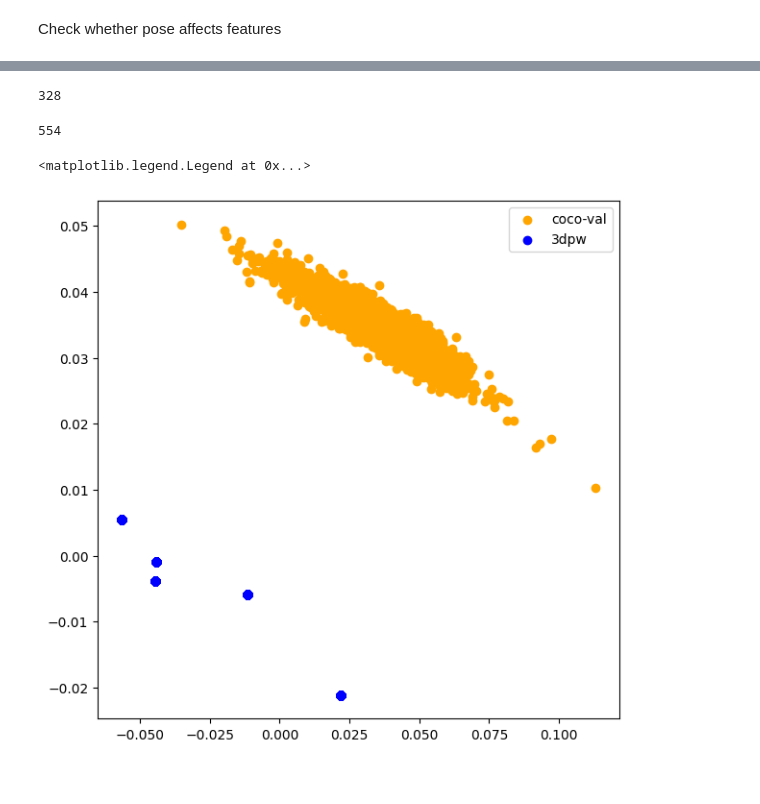
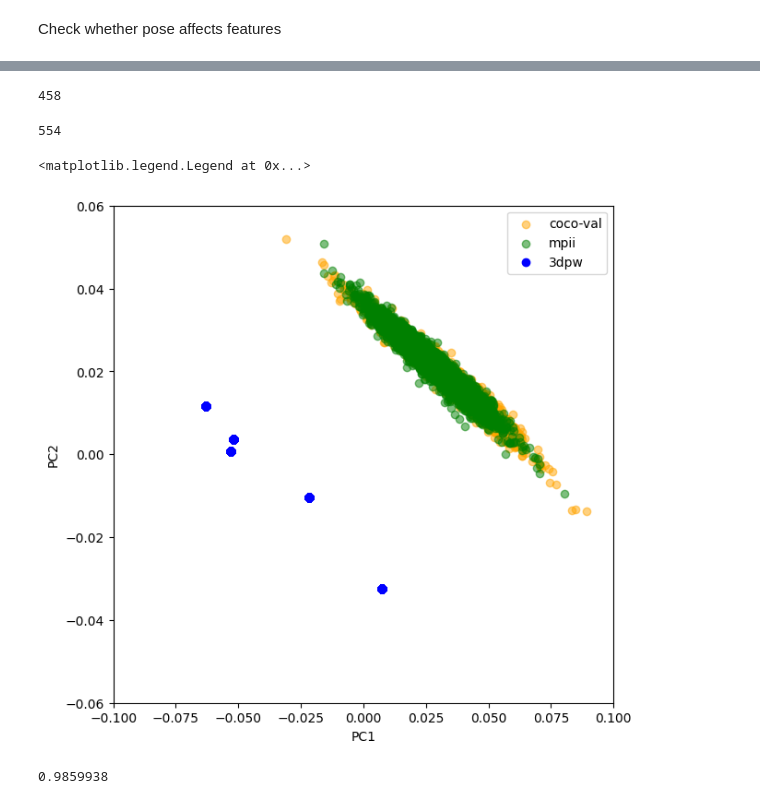
Before and after one commit to sspsk/thesis, a Jupyter notebook: notebooks/shape_analysis.ipynb, the cells around one changed output, grey strips where cells are left out. Drawn from its saved outputs; the diff is of its cells as text; code cells hidden in the pictures.

```diff
--- a/notebooks/shape_analysis.ipynb
+++ b/notebooks/shape_analysis.ipynb
@@ -17,7 +17,7 @@ from models.smpl import get_smpl_model
 from data.display_utils import display_model
 # %%
 eval_dataset = Dataset_3DPW()
-dataset = EFTDataset(datasets=['coco14_val'],is_train=False)
+dataset = EFTDataset(datasets=['mpii'],is_train=False)
 
 smpl_male = get_smpl_model(gender='male').to('cpu')
 smpl = get_smpl_model().to('cpu')
@@ -149,7 +153,7 @@ for bn,batch in enumerate(loader):
     results[bn*32:bn*32+bs] = joints_feat
     print(bn,end='\r')
 # %% [output]
-328
+458
 # %%
 eval_results = torch.zeros(len(eval_dataset),23,device='cuda:3')
 
@@ -174,11 +178,12 @@ pca = PCA(n_components=2)
 if load:
     eval_results_np = np.load('results_3dpw.npy')
     results_np = np.load('results_cocoval.npy')
+    results_np_mpii = np.load('results_mpii.npy')
 else:
     eval_results_np = eval_results.detach().cpu().numpy()
     results_np = results.detach().cpu().numpy()
 
-total_results_np = np.concatenate([results_np,eval_results_np],axis=0)
+total_results_np = np.concatenate([results_np,results_np_mpii,eval_results_np],axis=0)
 total_results_np_pca = pca.fit_transform(total_results_np)
 
 #results_np_pca = pca.fit_transform(results_np)
@@ -191,12 +197,20 @@ if save:
 # %%
 fig,ax = plt.subplots(1,1,figsize=(7,7))
 
 #ax.scatter(results_np_pca[:,0],results_np_pca[:,1],c='orange')
 #ax.scatter(eval_results_np_pca[:,0],eval_results_np_pca[:,1],c='blue')
-ax.scatter(total_results_np_pca[:results_np.shape[0],0],total_results_np_pca[:results_np.shape[0],1],c='orange',label='coco-val')
-ax.scatter(total_results_np_pca[results_np.shape[0]:,0],total_results_np_pca[results_np.shape[0]:,1],c='blue',label='3dpw')
-
+ax.scatter(total_results_np_pca[:results_np.shape[0],0],total_results_np_pca[:results_np.shape[0],1],c='orange',label='coco-val',alpha=0.5)
+ax.scatter(total_results_np_pca[results_np.shape[0]:results_np.shape[0]+results_np_mpii.shape[0],0],total_results_np_pca[results_np.shape[0]:results_np.shape[0]+results_np_mpii.shape[0],1],c='green',label='mpii',alpha=0.5)
+ax.scatter(total_results_np_pca[results_np.shape[0]+results_np_mpii.shape[0]:,0],total_results_np_pca[results_np.shape[0]+results_np_mpii.shape[0]:,1],c='blue',label='3dpw')
+ax.set_xlim((-0.1,0.1))
+ax.set_ylim((-0.06,0.06))
+ax.set_xlabel('PC1')
+ax.set_ylabel('PC2')
 ax.legend()
 # %% [output]
 <matplotlib.legend.Legend at 0x...>
-[figure, old version]
+[figure, new version]
+# %%
+kpca.explained_variance_ratio_.sum()
+# %% [output]
+0.9859938
```
Also changed, not shown: parts of 4 cells of this notebook, 4 other files.
